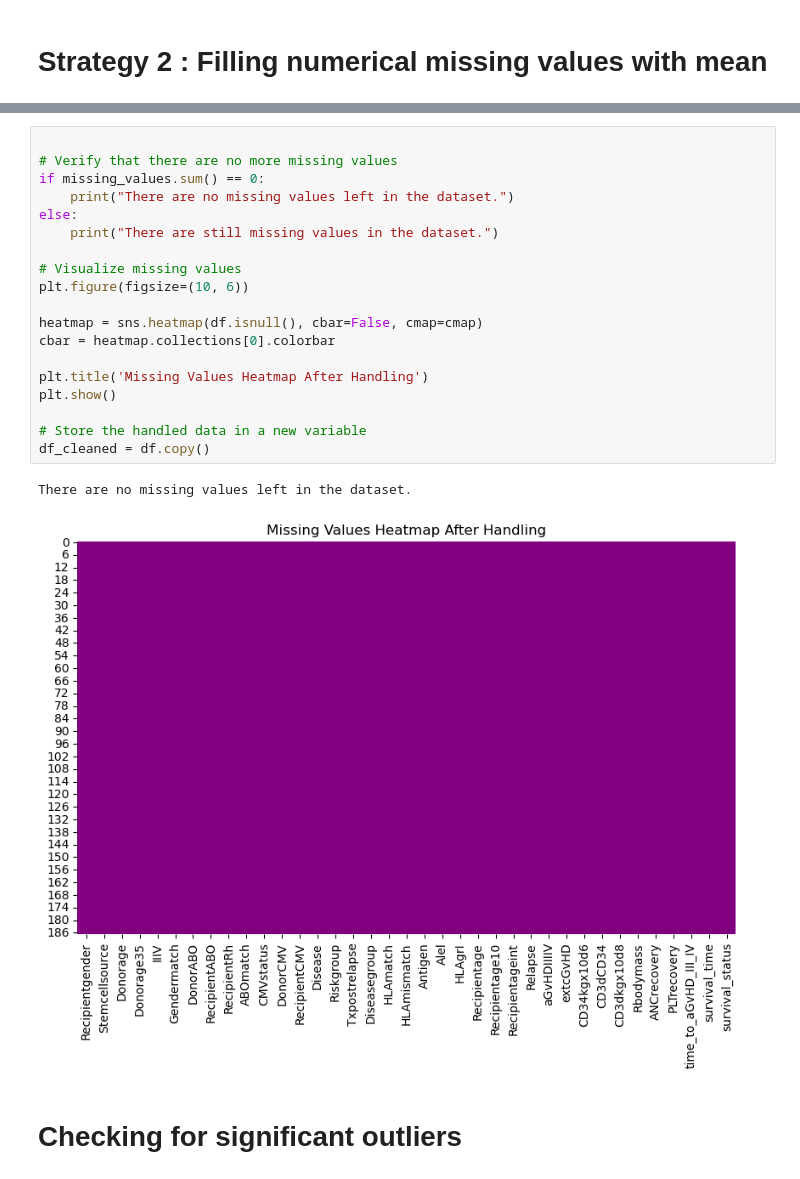
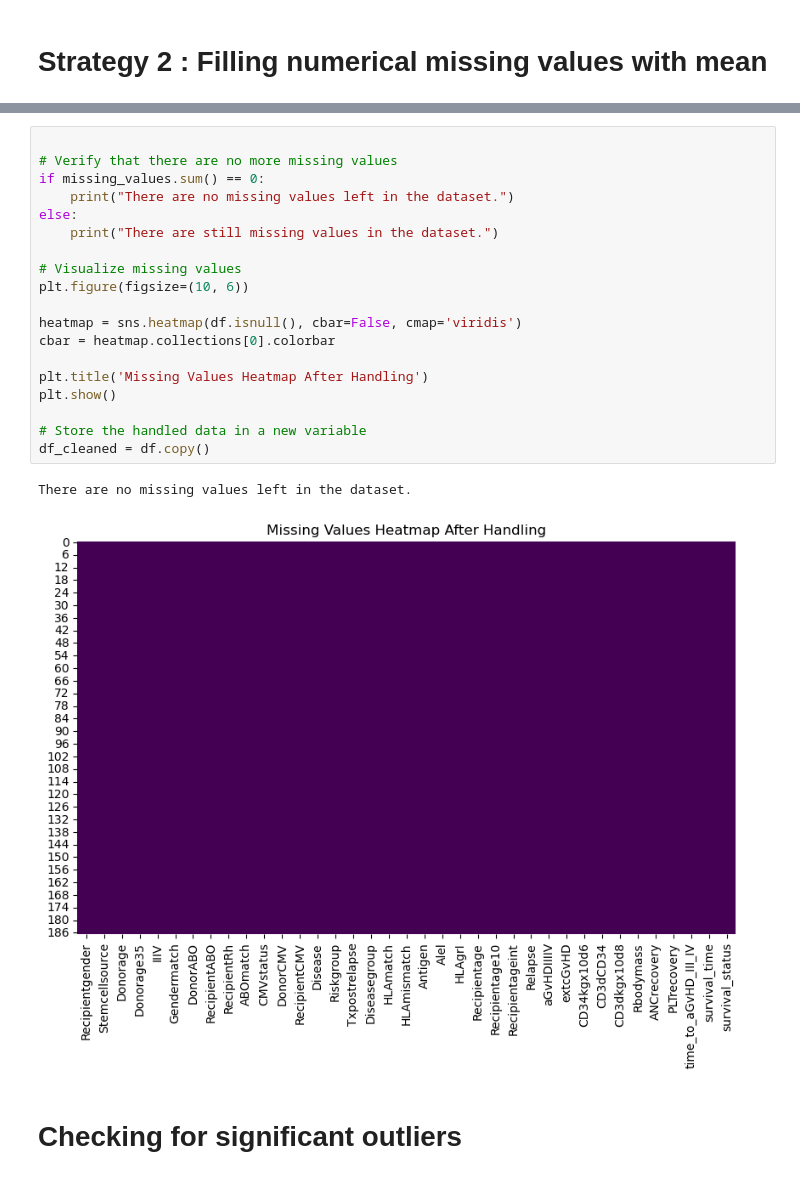
Before and after one commit to imadbaghdad/bone_marrow_transplant, a Jupyter notebook: notebooks/eda.ipynb, the cells around one changed output, grey strips where cells are left out. Cells and saved outputs as stored; diff of their text form.

```diff
--- a/notebooks/eda.ipynb
+++ b/notebooks/eda.ipynb
@@ -106,25 +106,25 @@ dtype: int64
 # %%
 
 # Verify that there are no more missing values
 if missing_values.sum() == 0:
     print("There are no missing values left in the dataset.")
 else:
     print("There are still missing values in the dataset.")
 
 # Visualize missing values
 plt.figure(figsize=(10, 6))
 
-heatmap = sns.heatmap(df.isnull(), cbar=False, cmap=cmap)
+heatmap = sns.heatmap(df.isnull(), cbar=False, cmap='viridis')
 cbar = heatmap.collections[0].colorbar
 
 plt.title('Missing Values Heatmap After Handling')
 plt.show()
 
 # Store the handled data in a new variable
 df_cleaned = df.copy()
 # %% [output]
 There are no missing values left in the dataset.
-[figure, old version]
+[figure, new version]
 # %% [markdown]
 # Checking for significant outliers
 # %% [markdown]
```
Also changed, not shown: parts of 14 cells of this notebook.
